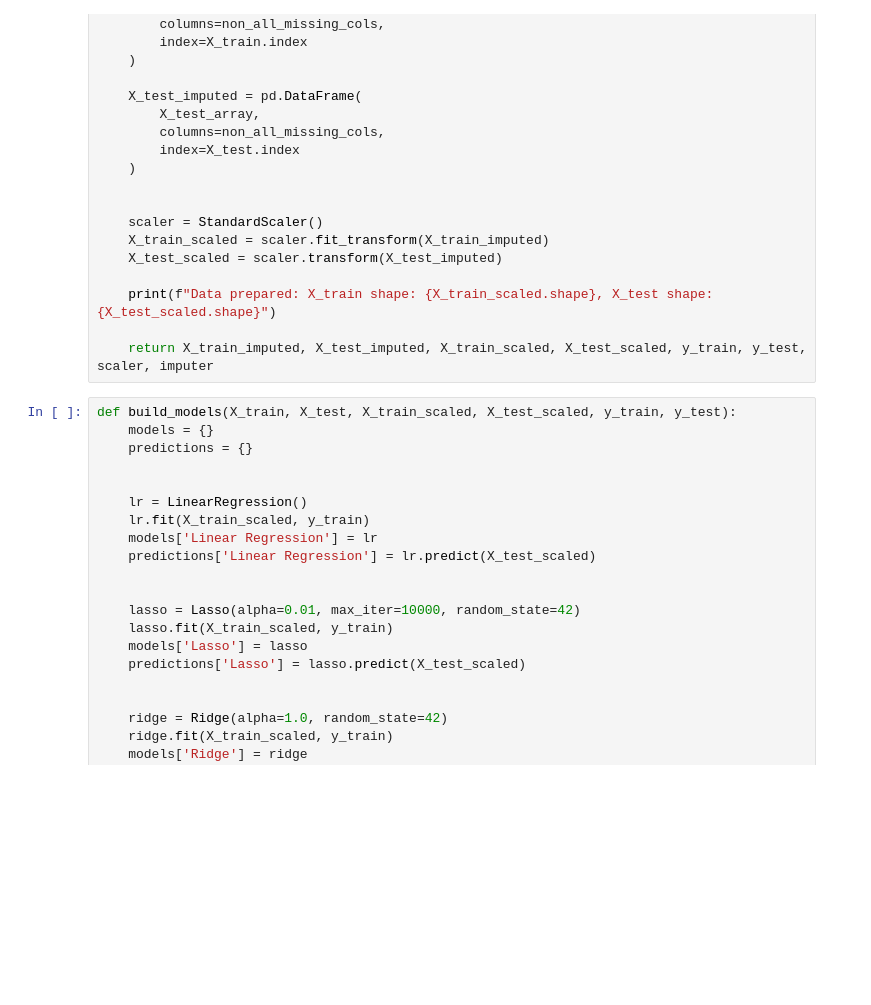
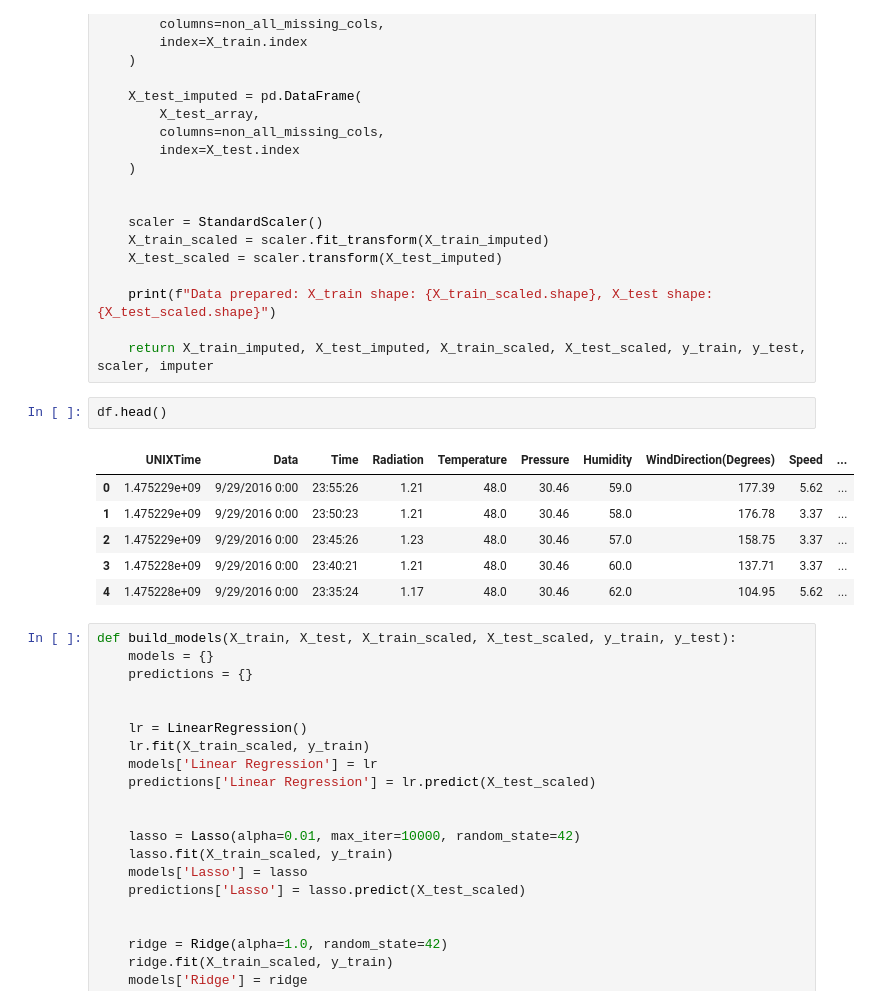
Before and after one commit to rkb3004/radiation-prediction, a Jupyter notebook: Radiation_Prediction_Hybrid.ipynb, the cells around one changed output. Drawn from its saved outputs; the diff is of its cells as text; blank space fills up the shorter version.

```diff
--- a/Radiation_Prediction_Hybrid.ipynb
+++ b/Radiation_Prediction_Hybrid.ipynb
@@ -177,6 +186,15 @@ def prepare_data(df):
     print(f"Data prepared: X_train shape: {X_train_scaled.shape}, X_test shape: {X_test_scaled.shape}")
 
     return X_train_imputed, X_test_imputed, X_train_scaled, X_test_scaled, y_train, y_test, scaler, imputer
+# %%
+df.head()
+# %% [output]
+|  | UNIXTime | Data | Time | Radiation | Temperature | Pressure | Humidity | WindDirection(Degrees) | Speed | ... |
+| 0 | 1.475229e+09 | 9/29/2016 0:00 | 23:55:26 | 1.21 | 48.0 | 30.46 | 59.0 | 177.39 | 5.62 | ... |
+| 1 | 1.475229e+09 | 9/29/2016 0:00 | 23:50:23 | 1.21 | 48.0 | 30.46 | 58.0 | 176.78 | 3.37 | ... |
+| 2 | 1.475229e+09 | 9/29/2016 0:00 | 23:45:26 | 1.23 | 48.0 | 30.46 | 57.0 | 158.75 | 3.37 | ... |
+| 3 | 1.475228e+09 | 9/29/2016 0:00 | 23:40:21 | 1.21 | 48.0 | 30.46 | 60.0 | 137.71 | 3.37 | ... |
+| 4 | 1.475228e+09 | 9/29/2016 0:00 | 23:35:24 | 1.17 | 48.0 | 30.46 | 62.0 | 104.95 | 5.62 | ... |
 # %%
 def build_models(X_train, X_test, X_train_scaled, X_test_scaled, y_train, y_test):
     models = {}
```
Also changed, not shown: parts of 3 cells of this notebook.
